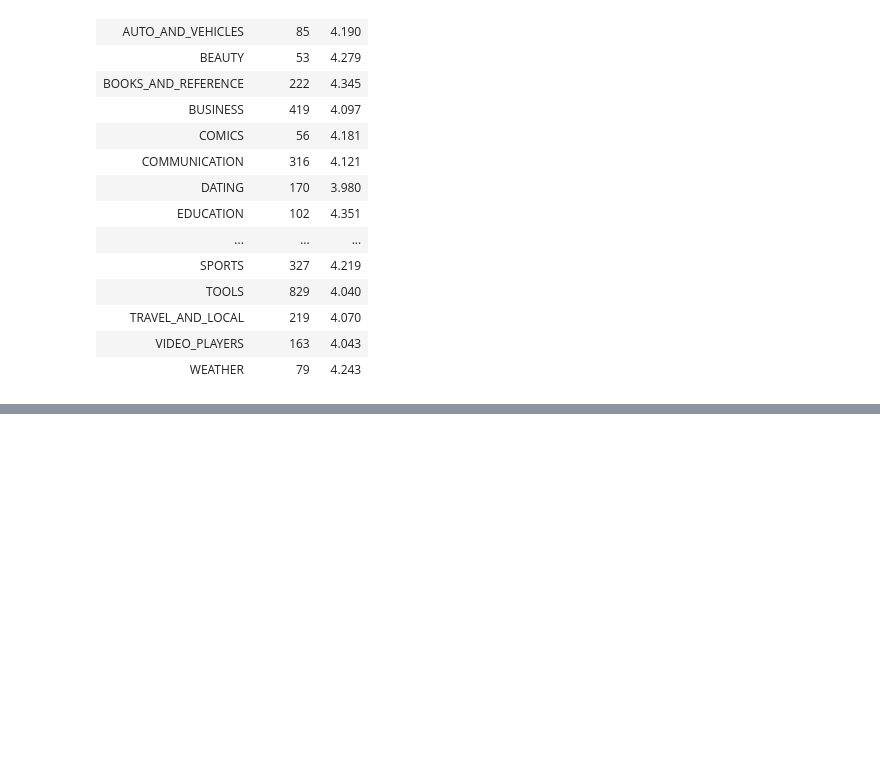
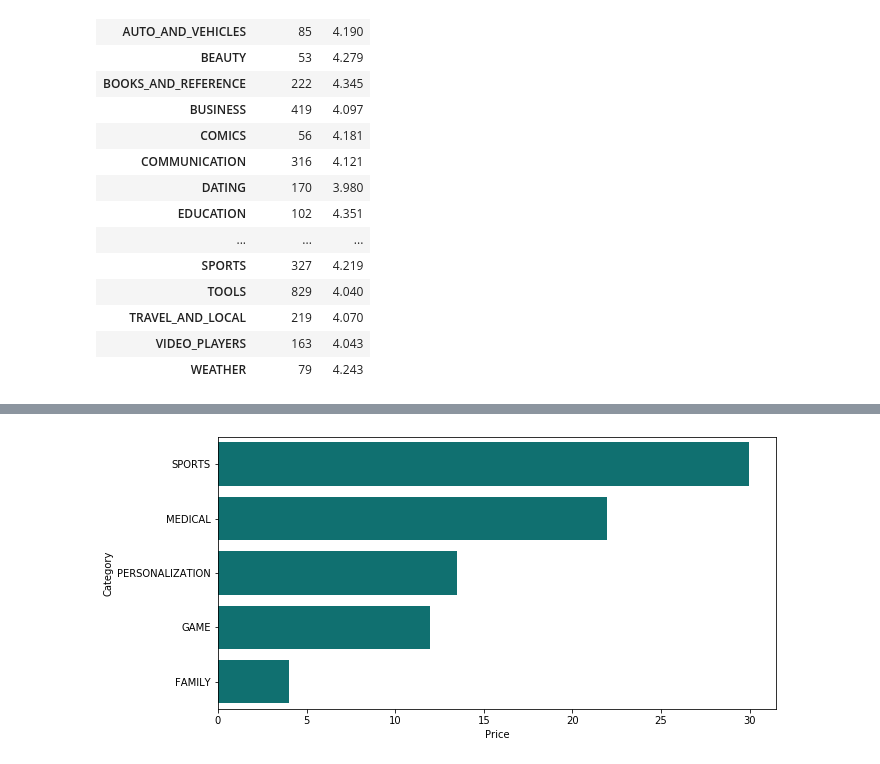
Before and after one commit to sarafkp/Python-for-Data-Science, a Jupyter notebook: Project/pg_final_project_1.0.ipynb, the cells around one changed output, grey strips where cells are left out. Saved outputs shown, nothing was run; the diff lists cells and outputs as text; code cells hidden in the pictures; blank space fills up the shorter version.

```diff
--- a/Project/pg_final_project_1.0.ipynb
+++ b/Project/pg_final_project_1.0.ipynb
@@ -178,0 +200,7 @@ playstore_user_reviews_df_4.head()
+# %%
+g=merge_playstore.groupby("Category",as_index=False).sum()[['Category','Price']].sort_values('Price',ascending=0).head()
+plt.figure(figsize=(10,5))
+
+sns.barplot(x='Price',y='Category',data=g,color="teal");
+# %% [output]
+[figure, added]
```
Also changed, not shown: parts of 23 cells of this notebook, 1 other file.
